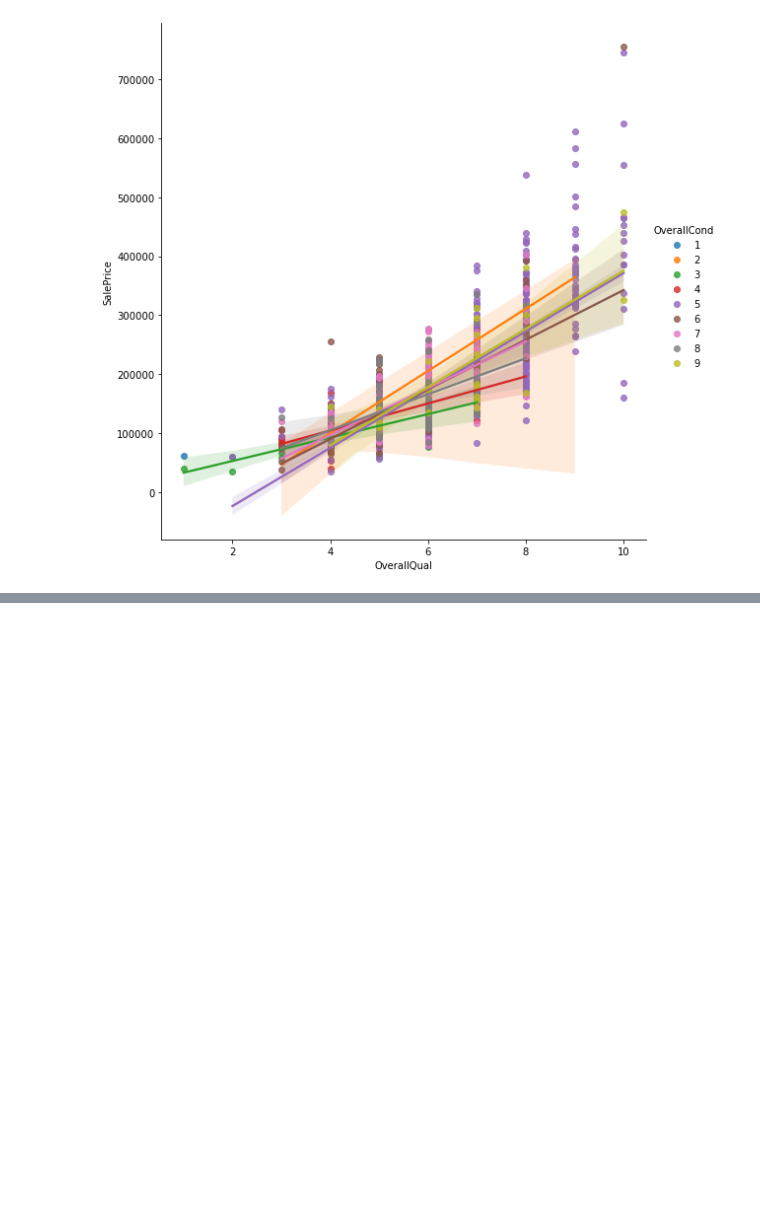
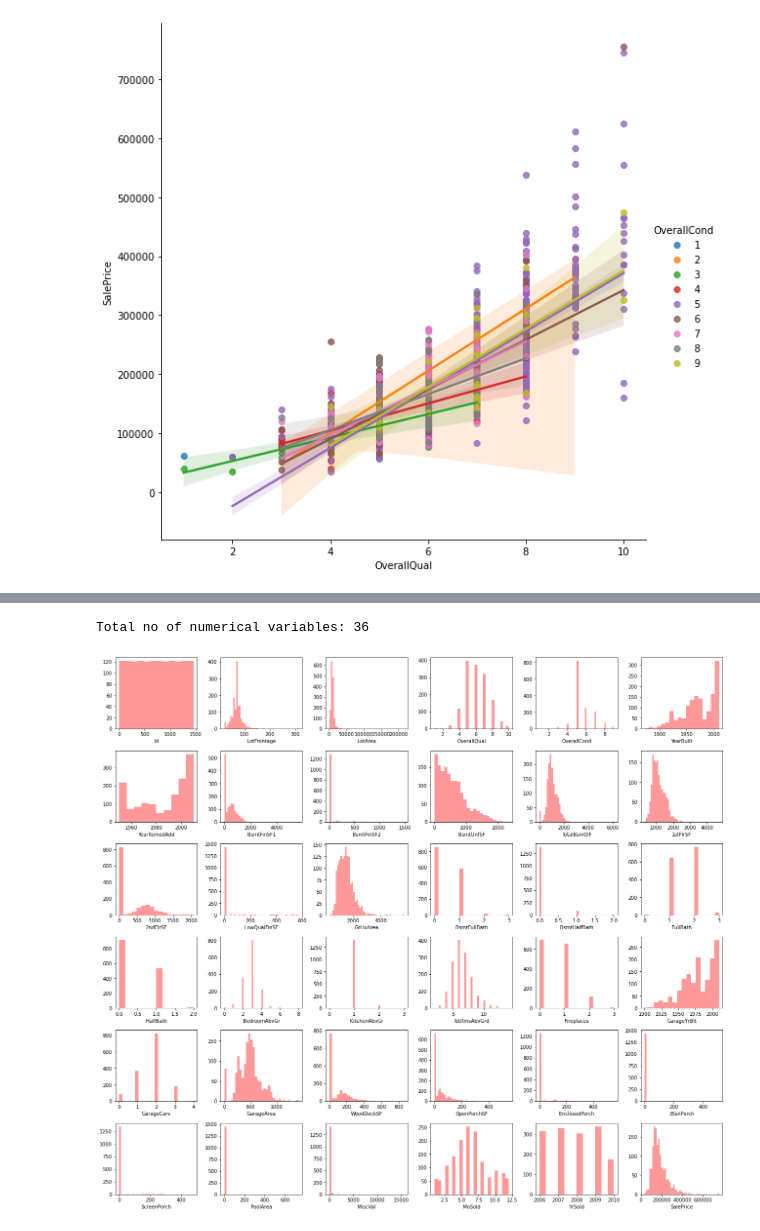
Before and after one commit to ravaldipak/ML, a Jupyter notebook: ML/project/Project 2.1.ipynb, the cells around one changed output, grey strips where cells are left out. Cells and saved outputs as stored; diff of their text form; code cells hidden in the pictures; blank space fills up the shorter version.

```diff
--- a/ML/project/Project 2.1.ipynb
+++ b/ML/project/Project 2.1.ipynb
@@ -179,0 +190,16 @@ sns.lmplot(x='OverallQual', y='SalePrice', data=train ,hue='OverallCond',size=8)
+# %%
+n_val = train.select_dtypes(exclude=['object']).drop(['MSSubClass'], axis=1).copy()
+l=[]
+for i in n_val:
+  l.append(i)
+print("Total no of numerical variables:",len(l))
+# %% [output]
+Total no of numerical variables: 36
+# %%
+fig = plt.figure(figsize=(18,16))
+for index,col in enumerate(n_val):
+    plt.subplot(6,6,index+1)
+    sns.distplot(n_val.loc[:,col].dropna(), kde=False,color='r')
+fig.tight_layout(pad=1.0)
+# %% [output]
+[figure, added]
```
Also changed, not shown: parts of 18 cells of this notebook.
